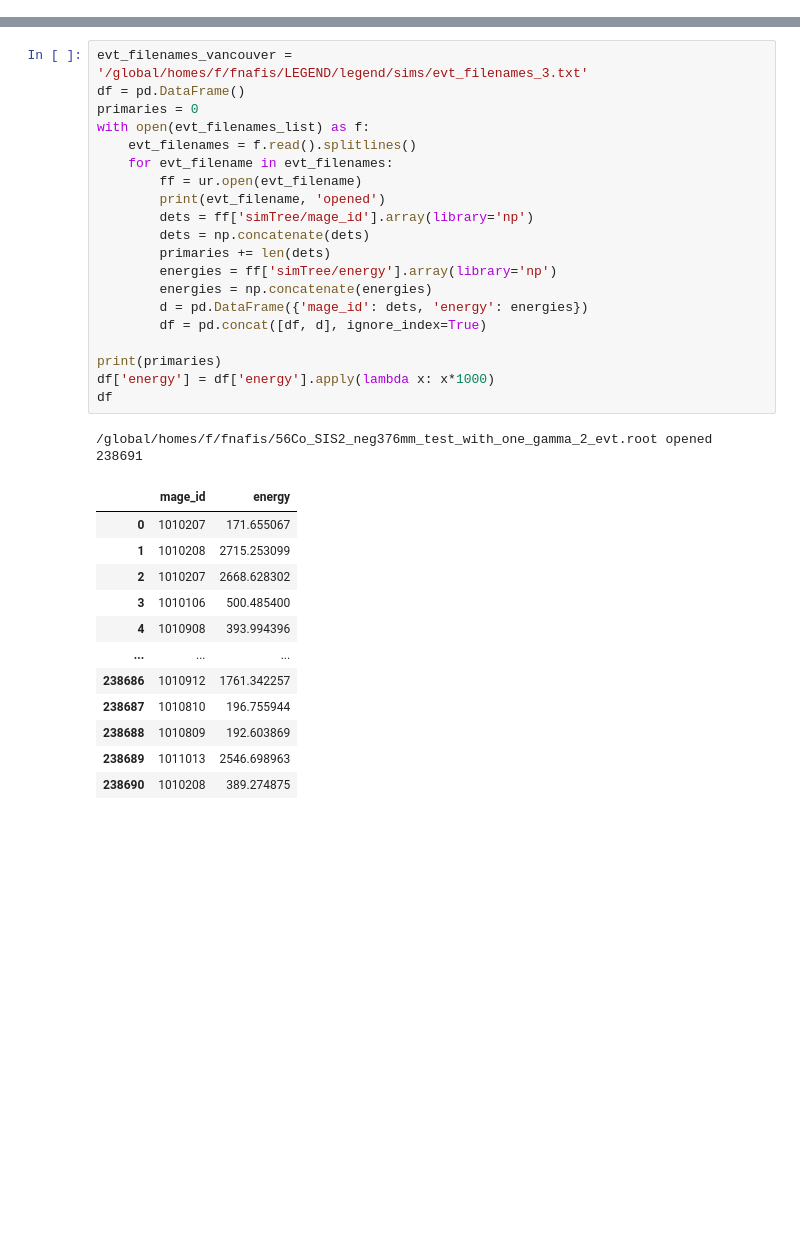
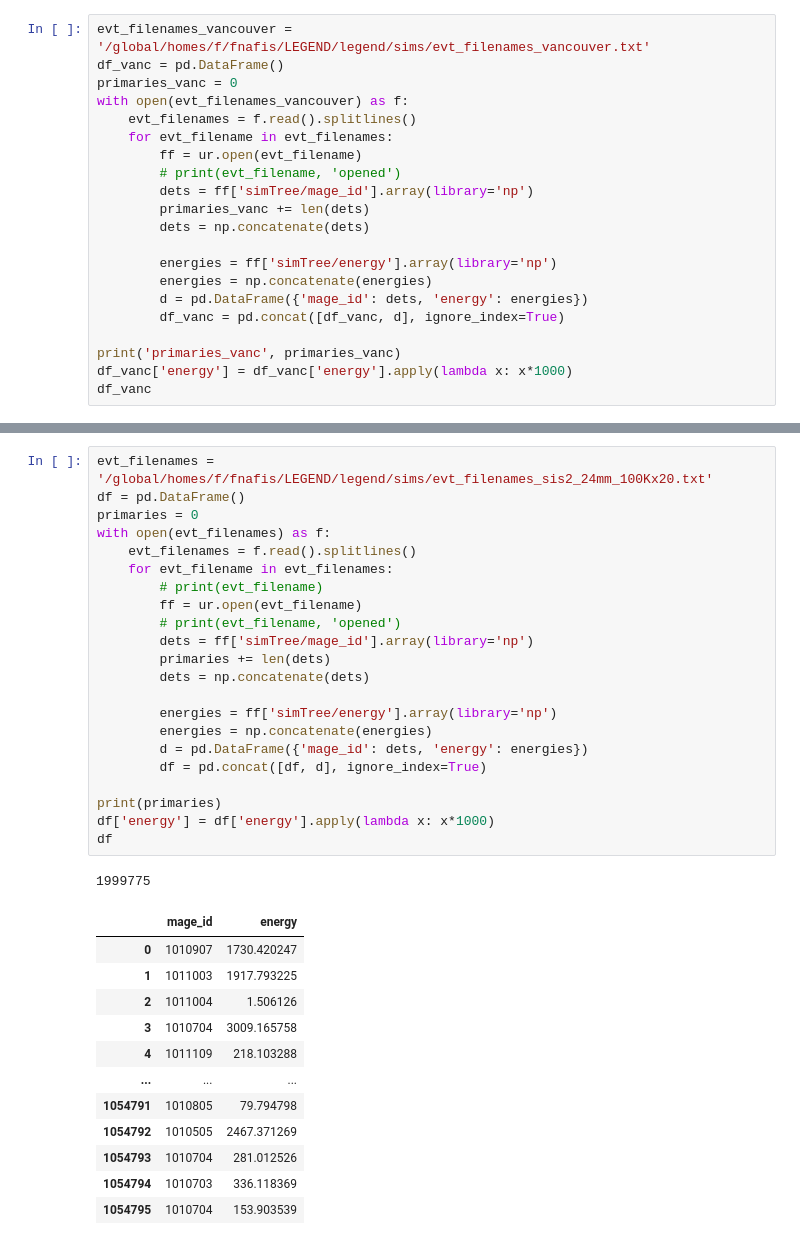
Before and after one commit to nfuad041/legend, a Jupyter notebook: sims/one_gamma_sim.ipynb, the cells around one changed output, grey strips where cells are left out. Drawn from its saved outputs; the diff is of its cells as text; blank space fills up the shorter version.

```diff
--- a/sims/one_gamma_sim.ipynb
+++ b/sims/one_gamma_sim.ipynb
@@ -15,0 +51,21 @@ plt.style.use('~/KrSTC/data/physrev.mpl')
+# %%
+evt_filenames_vancouver = '/global/homes/f/fnafis/LEGEND/legend/sims/evt_filenames_vancouver.txt'
+df_vanc = pd.DataFrame()
+primaries_vanc = 0
+with open(evt_filenames_vancouver) as f:
+    evt_filenames = f.read().splitlines()
+    for evt_filename in evt_filenames:
+        ff = ur.open(evt_filename)
+        # print(evt_filename, 'opened')
+        dets = ff['simTree/mage_id'].array(library='np')
+        primaries_vanc += len(dets)
+        dets = np.concatenate(dets)
+
+        energies = ff['simTree/energy'].array(library='np')
+        energies = np.concatenate(energies)
+        d = pd.DataFrame({'mage_id': dets, 'energy': energies})
+        df_vanc = pd.concat([df_vanc, d], ignore_index=True)
+
+print('primaries_vanc', primaries_vanc)
+df_vanc['energy'] = df_vanc['energy'].apply(lambda x: x*1000)
+df_vanc
@@ -16,35 +87,36 @@ plt.style.use('~/KrSTC/data/physrev.mpl')
 # %%
-evt_filenames_vancouver = '/global/homes/f/fnafis/LEGEND/legend/sims/evt_filenames_3.txt'
+evt_filenames = '/global/homes/f/fnafis/LEGEND/legend/sims/evt_filenames_sis2_24mm_100Kx20.txt'
 df = pd.DataFrame()
 primaries = 0
-with open(evt_filenames_list) as f:
+with open(evt_filenames) as f:
     evt_filenames = f.read().splitlines()
     for evt_filename in evt_filenames:
+        # print(evt_filename)
         ff = ur.open(evt_filename)
-        print(evt_filename, 'opened')
+        # print(evt_filename, 'opened')
         dets = ff['simTree/mage_id'].array(library='np')
+        primaries += len(dets)
         dets = np.concatenate(dets)
-        primaries += len(dets)
+
         energies = ff['simTree/energy'].array(library='np')
         energies = np.concatenate(energies)
         d = pd.DataFrame({'mage_id': dets, 'energy': energies})
         df = pd.concat([df, d], ignore_index=True)
 
 print(primaries)
 df['energy'] = df['energy'].apply(lambda x: x*1000)
 df
 # %% [output]
-/global/homes/f/fnafis/56Co_SIS2_neg376mm_test_with_one_gamma_2_evt.root opened
-238691
+1999775
 |  | mage_id | energy |
-| 0 | 1010207 | 171.655067 |
-| 1 | 1010208 | 2715.253099 |
-| 2 | 1010207 | 2668.628302 |
-| 3 | 1010106 | 500.485400 |
-| 4 | 1010908 | 393.994396 |
+| 0 | 1010907 | 1730.420247 |
+| 1 | 1011003 | 1917.793225 |
+| 2 | 1011004 | 1.506126 |
+| 3 | 1010704 | 3009.165758 |
+| 4 | 1011109 | 218.103288 |
 | ... | ... | ... |
-| 238686 | 1010912 | 1761.342257 |
-| 238687 | 1010810 | 196.755944 |
-| 238688 | 1010809 | 192.603869 |
-| 238689 | 1011013 | 2546.698963 |
-| 238690 | 1010208 | 389.274875 |
+| 1054791 | 1010805 | 79.794798 |
+| 1054792 | 1010505 | 2467.371269 |
+| 1054793 | 1010704 | 281.012526 |
+| 1054794 | 1010703 | 336.118369 |
+| 1054795 | 1010704 | 153.903539 |
```
Also changed, not shown: parts of 19 cells of this notebook, 19 other files.
